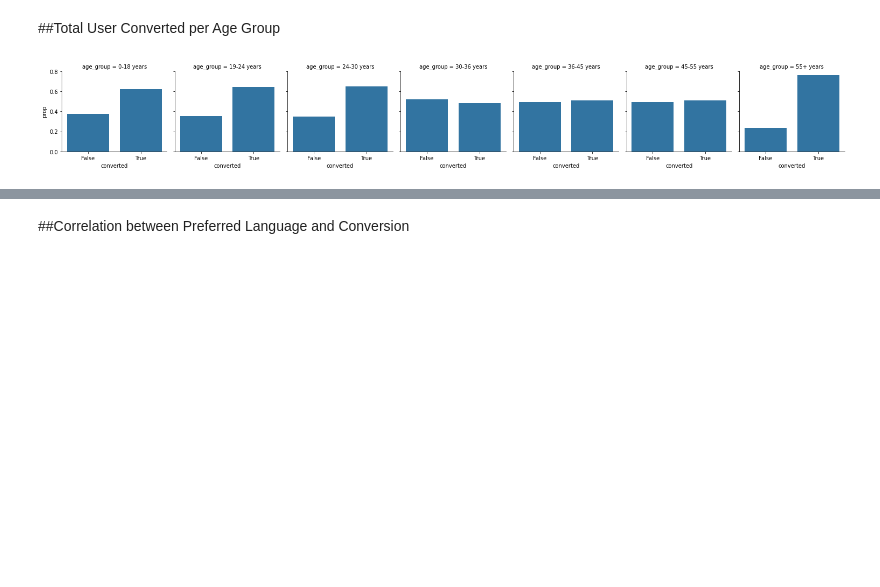
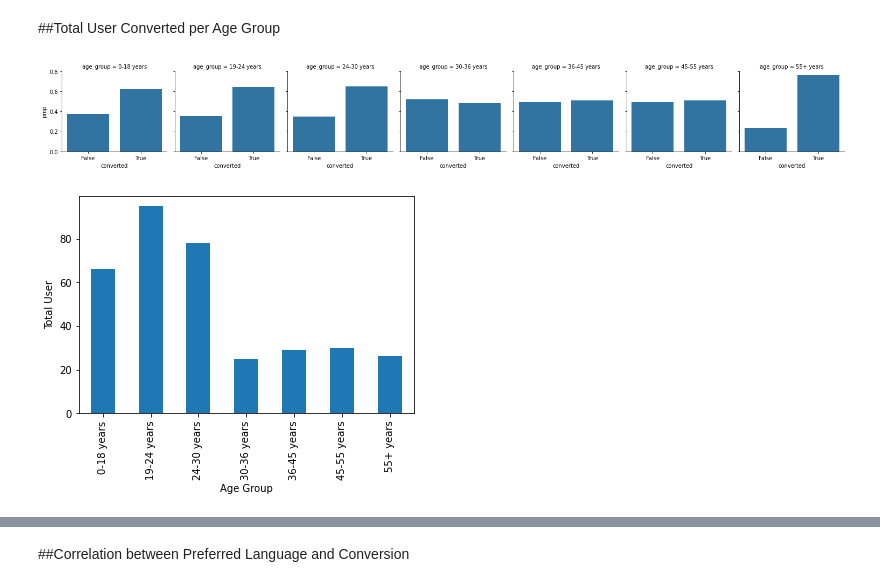
Before and after one commit to mhmmdmin/Assignment, a Jupyter notebook: Muhammad_Amin_Case_Study_A_B_Testing.ipynb, the cells around one changed output, grey strips where cells are left out. Cells and saved outputs as stored; diff of their text form; code cells hidden in the pictures; blank space fills up the shorter version.

```diff
--- a/Muhammad_Amin_Case_Study_A_B_Testing.ipynb
+++ b/Muhammad_Amin_Case_Study_A_B_Testing.ipynb
@@ -297,3 +295,9 @@ g = sns.FacetGrid(
 g.map(sns.barplot, "converted", "prop");
 # %% [output]
 [figure]
+# %%
+(raw_data.groupby('age_group')['conversion'].sum()).plot(kind = 'bar')
+plt.ylabel('Total User')
+plt.xlabel('Age Group');
+# %% [output]
+[figure, added]
```
Also changed, not shown: parts of 22 cells of this notebook.
